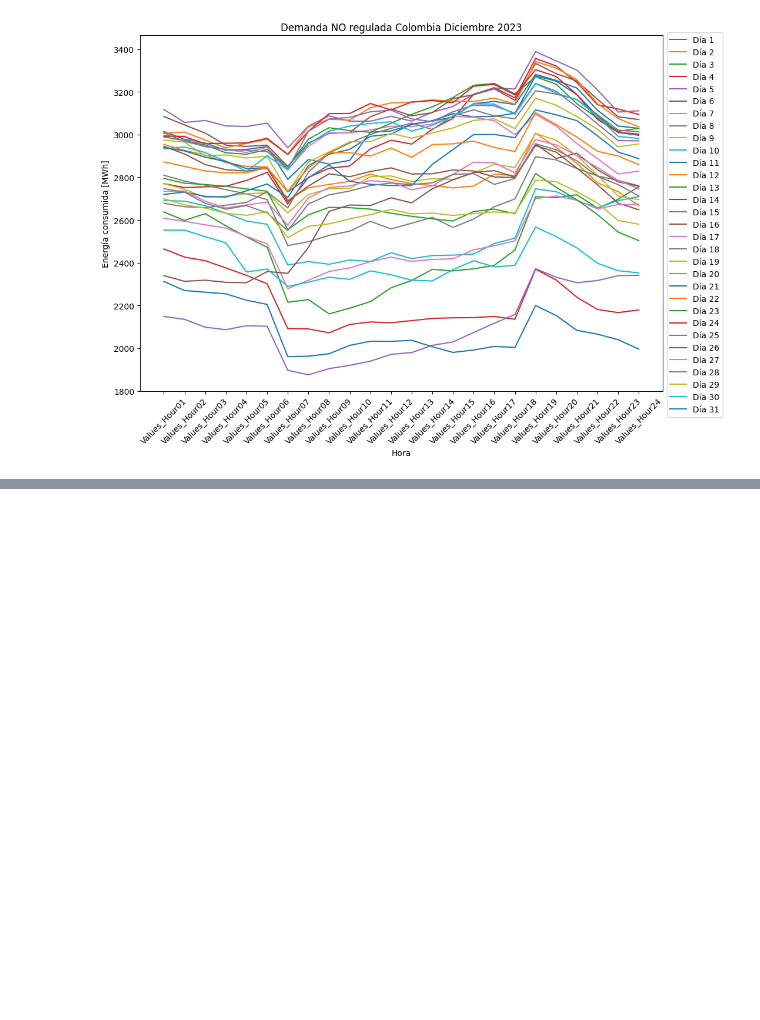
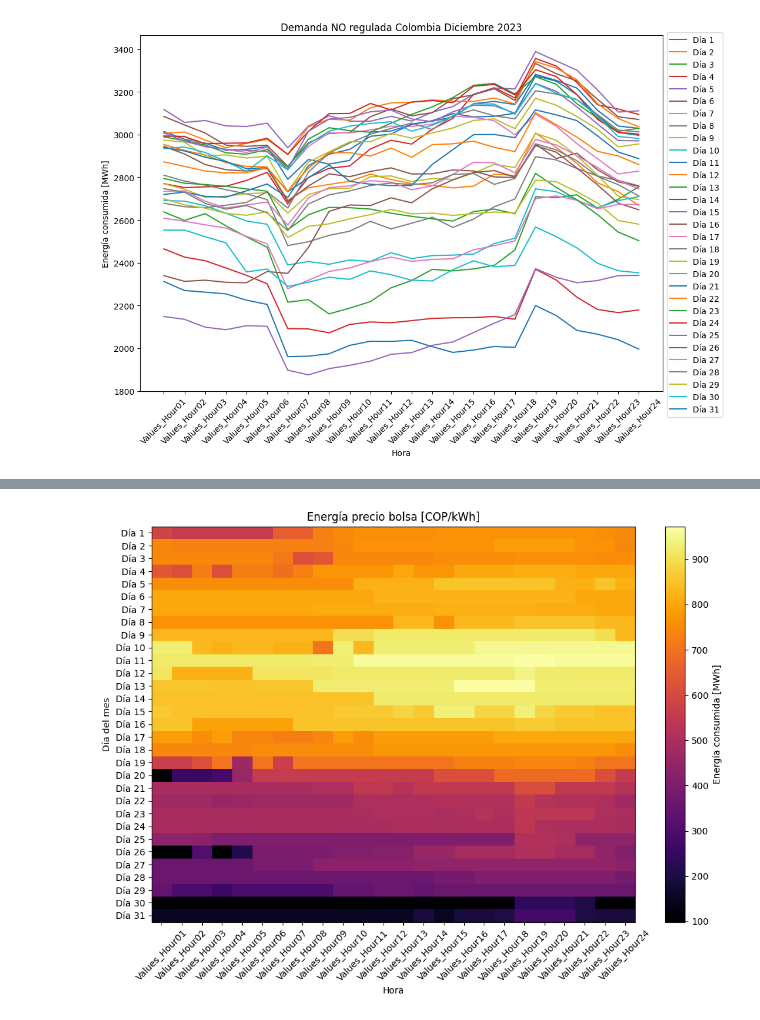
Before and after one commit to jebernatec/colombia-energy-market, a Jupyter notebook: energia_colombia.ipynb, the cells around one changed output, grey strips where cells are left out. Saved outputs shown, nothing was run; the diff lists cells and outputs as text; code cells hidden in the pictures; blank space fills up the shorter version.

Commit message:
plot stock price

```diff
--- a/energia_colombia.ipynb
+++ b/energia_colombia.ipynb
@@ -288,0 +290,5 @@ stockprice
+# %%
+title = 'Energía precio bolsa [COP/kWh]'
+plotdemand(stockprice, title)
+# %% [output]
+[figure, added]
```
Also changed, not shown: parts of 4 cells of this notebook.
